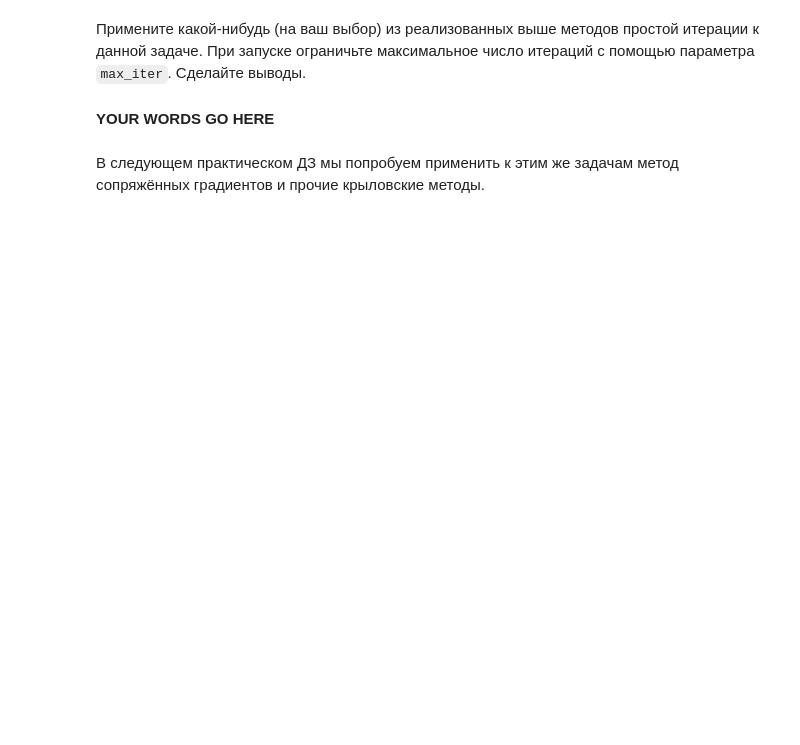
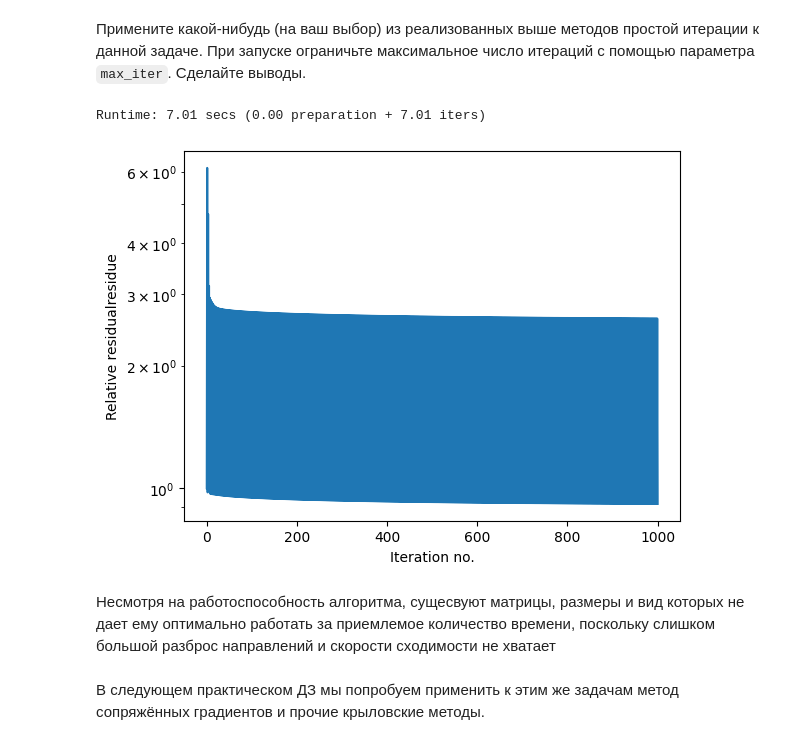
Before and after one commit to avo-milas/matrix_calculations_practice, a Jupyter notebook: hw4/hw4_practice_fmatcomp24.ipynb, the cells around one changed output. Drawn from its saved outputs; the diff is of its cells as text; code cells hidden in the pictures; blank space fills up the shorter version.

```diff
--- a/hw4/hw4_practice_fmatcomp24.ipynb
+++ b/hw4/hw4_practice_fmatcomp24.ipynb
@@ -370,6 +491,5 @@ def make_steepest_descent_get_dx(A):
         Output
             get_dx: function mapping r to Δx corresponding to steepest descent method
     """
-    # YOUR CODE GOES HERE
-    raise NotImplementedError()
+    return (lambda r_k : ((r_k.T @ r_k) / (r_k.T @ A @ r_k)) * r_k)
 # %% [markdown]
@@ -398,4 +521,9 @@ b = np.random.random(n)
-# %% [markdown]
-**YOUR WORDS GO HERE**
+# %%
+_ = run_solver(simple_iteration, A, b, lambda: make_steepest_descent_get_dx(A), max_iter=1000)
+# %% [output]
+Runtime: 7.01 secs (0.00 preparation + 7.01 iters)
+[figure, added]
+# %% [markdown]
+Несмотря на работоспособность алгоритма, сущесвуют матрицы, размеры и вид которых не дает ему оптимально работать за приемлемое количество времени, поскольку слишком большой разброс направлений и скорости сходимости не хватает
 # %% [markdown]
 В следующем практическом ДЗ мы попробуем применить к этим же задачам метод сопряжённых градиентов и прочие крыловские методы.
```
Also changed, not shown: parts of 32 cells of this notebook.
